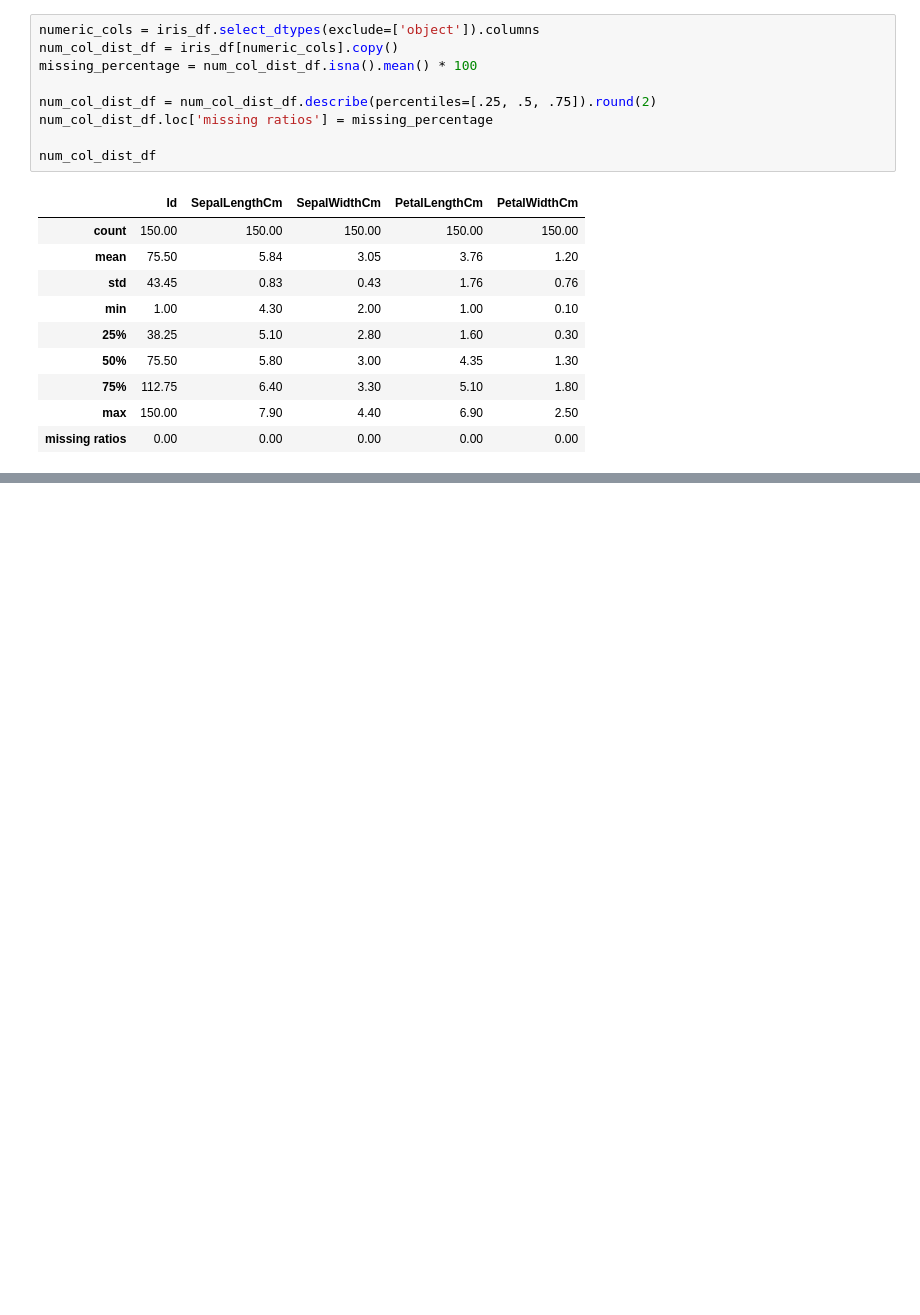
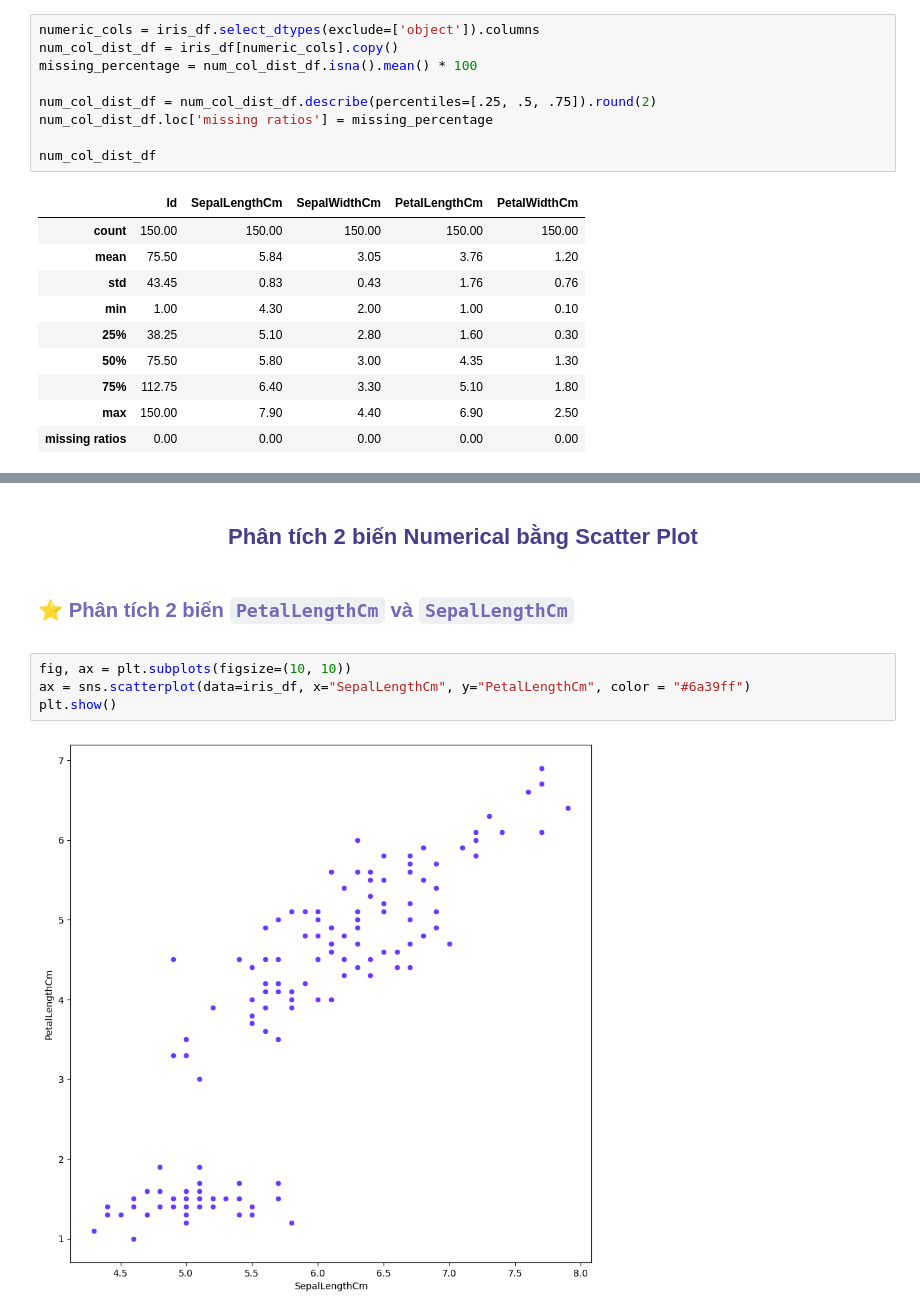
Before and after one commit to kolee1902/Data_Visualization_Lab03-Iris, a Jupyter notebook: Iris.ipynb, the cells around one changed output, grey strips where cells are left out. Saved outputs shown, nothing was run; the diff lists cells and outputs as text; blank space fills up the shorter version.

```diff
--- a/Iris.ipynb
+++ b/Iris.ipynb
@@ -214,0 +484,13 @@ num_col_dist_df
+# %% [markdown]
+<a class = "anchor" id = "3.2.b"></a>
+### **<span style="color:	#483d8b;font-family: Calibri;font-size: 1.15em"><center> Phân tích 2 biến Numerical bằng Scatter Plot</center></span>**
+# %% [markdown]
+<h2 style="color:#7469B6 ;font-size: 1.35em; font-family: Calibri "><b>
+
+⭐ Phân tích 2 biến `PetalLengthCm` và `SepalLengthCm` </b></h>
+# %%
+fig, ax = plt.subplots(figsize=(10, 10))
+ax = sns.scatterplot(data=iris_df, x="SepalLengthCm", y="PetalLengthCm", color = "#6a39ff")
+plt.show()
+# %% [output]
+[figure, added]
```
Also changed, not shown: parts of 118 cells of this notebook, 1 other file.
